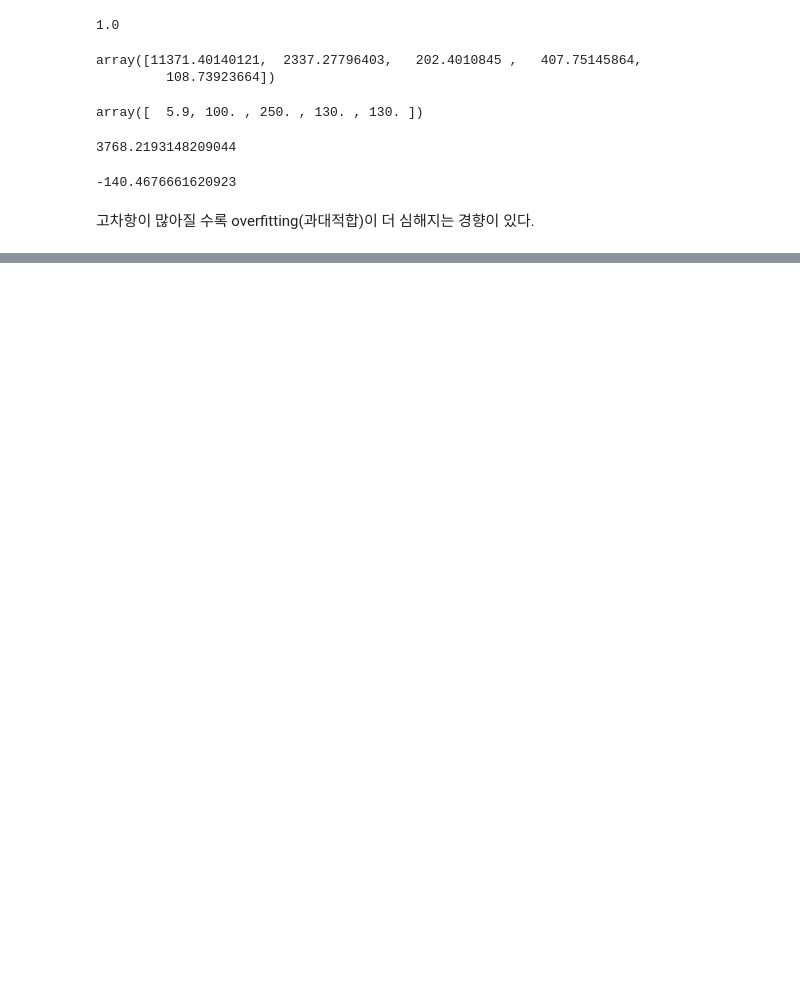
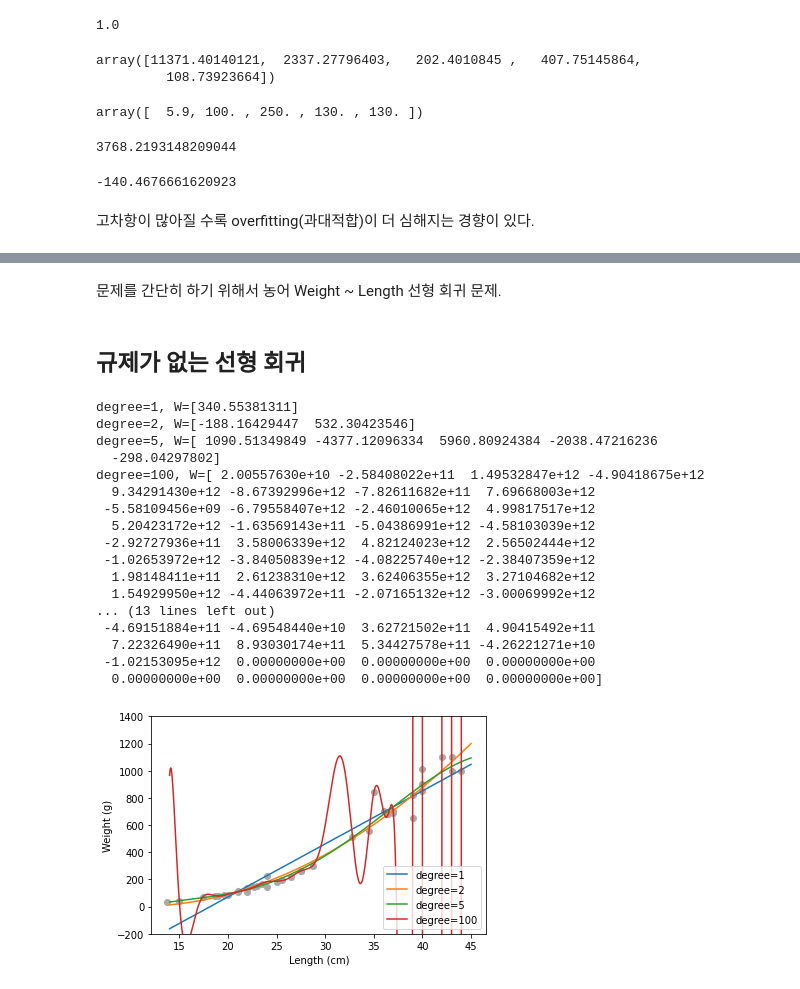
Before and after one commit to JakeOh/202105_itw_bd26, a Jupyter notebook: lab_ml/ml06_multiple_regression.ipynb, the cells around one changed output, grey strips where cells are left out. Saved outputs shown, nothing was run; the diff lists cells and outputs as text; code cells hidden in the pictures; blank space fills up the shorter version.

```diff
--- a/lab_ml/ml06_multiple_regression.ipynb
+++ b/lab_ml/ml06_multiple_regression.ipynb
@@ -331,0 +338,61 @@ r2_score(y_test, test_pred)
+# %% [markdown]
+문제를 간단히 하기 위해서 농어 Weight ~ Length 선형 회귀 문제.
+# %%
+y = perch['Weight'].values  # target
+# %%
+X = perch[['Length']].values  # feature
+# %%
+# train/test split
+X_train, X_test, y_train, y_test = train_test_split(X, y,
+                                                    test_size=0.25,
+                                                    random_state=42)
+# %% [markdown]
+## 규제가 없는 선형 회귀
+# %%
+degrees = (1, 2, 5, 100)
+for d in degrees:
+    poly = PolynomialFeatures(degree=d, include_bias=False)
+    scaler = StandardScaler()
+    lin_reg = LinearRegression()
+    # ML 모델 생성
+    model = Pipeline(steps=[('poly', poly),
+                            ('scaler', scaler),
+                            ('reg', lin_reg)])
+    model.fit(X_train, y_train)  # 모델 학습
+    print(f'degree={d}, W={model["reg"].coef_}')
+
+    # 선형 회귀 곡선 시각화(1차 함수, 2차 함수, ...)
+    # 곡선을 그리기 위한 x 좌표들
+    X_values = np.arange(14, 45, 0.001).reshape((-1, 1))  # (n_smaples, 1) shape의 2d array
+    # 곡선을 그리기 위한 y 좌표들
+    y_values = model.predict(X_values)
+    plt.plot(X_values, y_values, label=f'degree={d}')
+
+# 훈련 데이터 시각화 (Weight ~ Length)
+plt.scatter(X_train, y_train, color='darkgray')
+
+# 그래프 customizing
+plt.xlabel('Length (cm)')
+plt.ylabel('Weight (g)')
+plt.ylim((-200, 1400))
+plt.legend()
+plt.show()
+# %% [output]
+degree=1, W=[340.55381311]
+degree=2, W=[-188.16429447  532.30423546]
+degree=5, W=[ 1090.51349849 -4377.12096334  5960.80924384 -2038.47216236
+  -298.04297802]
+degree=100, W=[ 2.00557630e+10 -2.58408022e+11  1.49532847e+12 -4.90418675e+12
+  9.34291430e+12 -8.67392996e+12 -7.82611682e+11  7.69668003e+12
+ -5.58109456e+09 -6.79558407e+12 -2.46010065e+12  4.99817517e+12
+  5.20423172e+12 -1.63569143e+11 -5.04386991e+12 -4.58103039e+12
+ -2.92727936e+11  3.58006339e+12  4.82124023e+12  2.56502444e+12
+ -1.02653972e+12 -3.84050839e+12 -4.08225740e+12 -2.38407359e+12
+  1.98148411e+11  2.61238310e+12  3.62406355e+12  3.27104682e+12
+  1.54929950e+12 -4.44063972e+11 -2.07165132e+12 -3.00069992e+12
+... (13 lines left out)
+ -4.69151884e+11 -4.69548440e+10  3.62721502e+11  4.90415492e+11
+  7.22326490e+11  8.93030174e+11  5.34427578e+11 -4.26221271e+10
+ -1.02153095e+12  0.00000000e+00  0.00000000e+00  0.00000000e+00
+  0.00000000e+00  0.00000000e+00  0.00000000e+00  0.00000000e+00]
+[figure, added]
```
Also changed, not shown: parts of 1 cell of this notebook.
